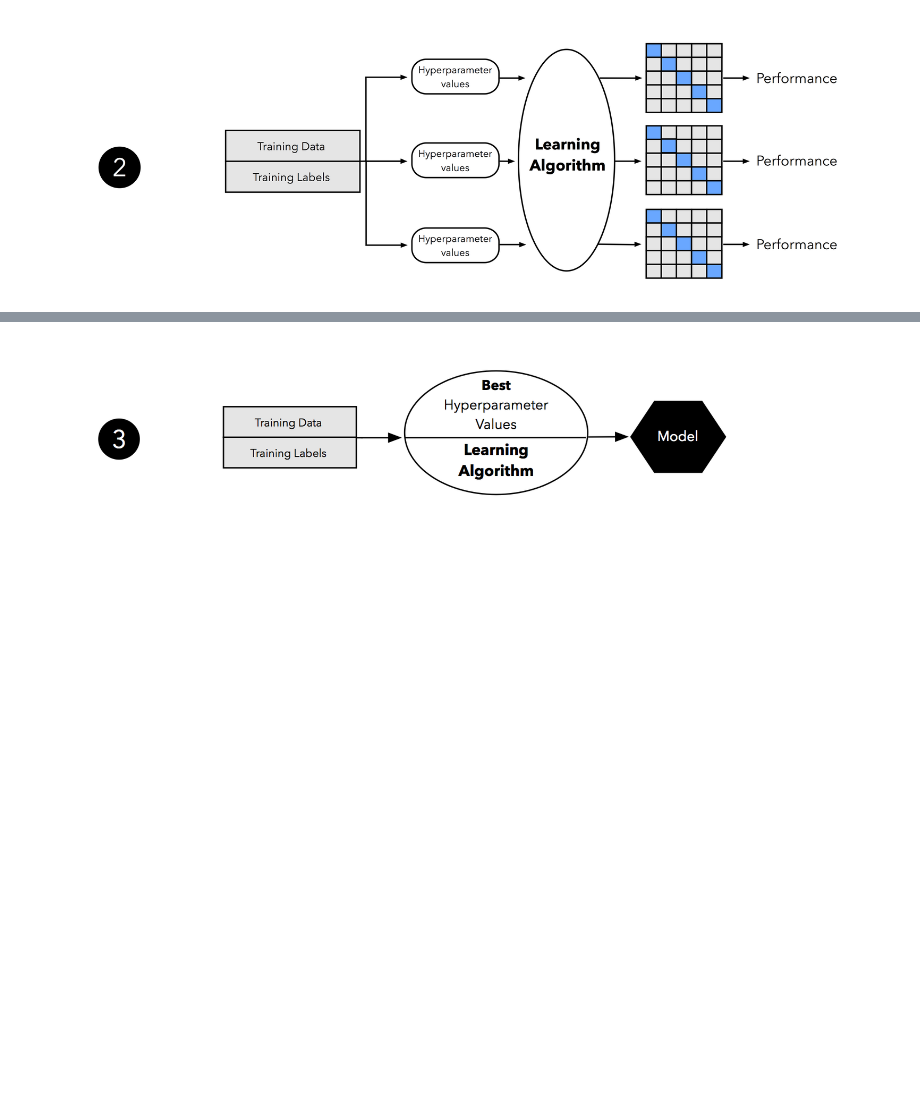
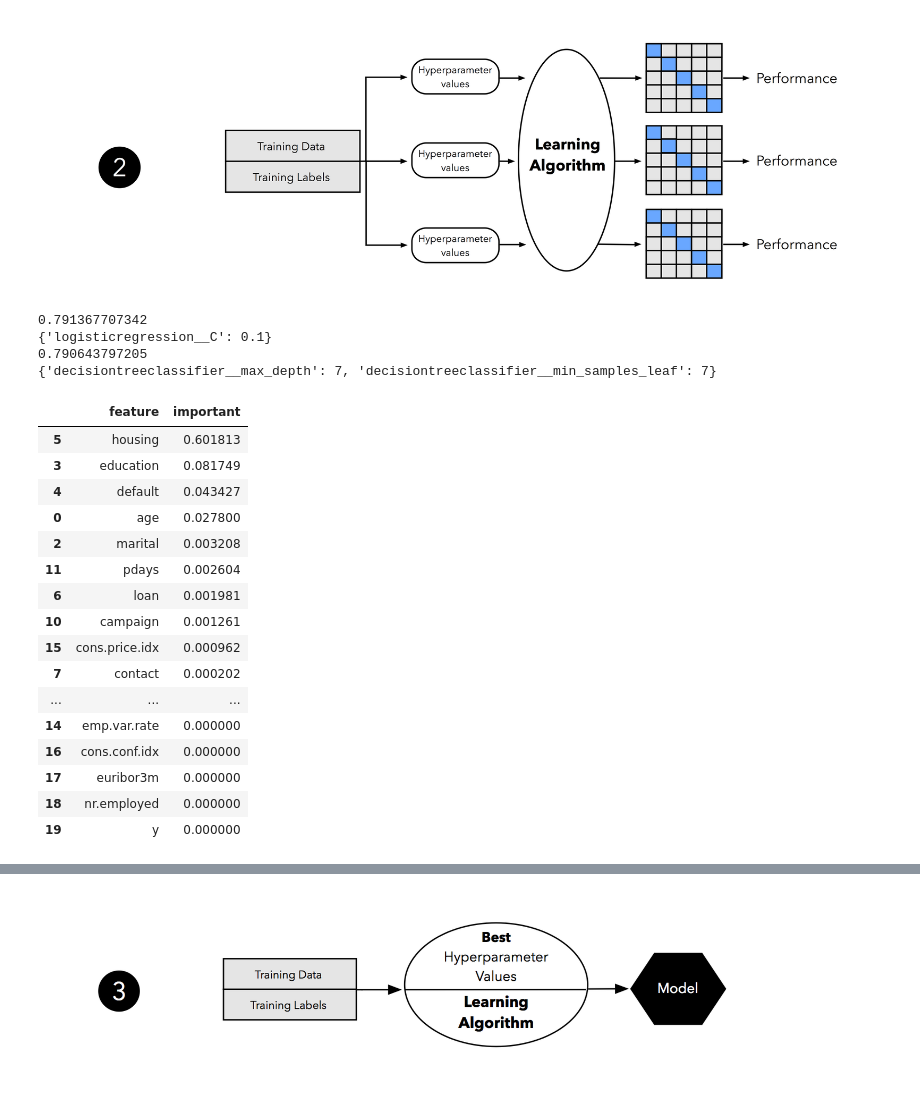
Before and after one commit to kwarodom/sidtechtalent, a Jupyter notebook: ML-Week3/Exercise/exercise.ipynb, the cells around one changed output, grey strips where cells are left out. Cells and saved outputs as stored; diff of their text form; code cells hidden in the pictures; blank space fills up the shorter version.

```diff
--- a/ML-Week3/Exercise/exercise.ipynb
+++ b/ML-Week3/Exercise/exercise.ipynb
@@ -123,0 +143,69 @@ DO HYPER-PARAMETER SEARCH
+# %%
+"""
+DO HYPER-PARAMETER SEARCH
+"""
+from sklearn.tree import DecisionTreeClassifier
+from sklearn.model_selection import GridSearchCV
+from sklearn.linear_model import LogisticRegression
+from sklearn.pipeline import make_pipeline
+from sklearn.preprocessing import StandardScaler
+
+pipe_lr = make_pipeline(StandardScaler(), LogisticRegression(random_state=1))
+
+param_grid_lr = [{'logisticregression__C': [0.0001, 0.001, 0.01, 0.1, 1.0, 10.0, 100.0, 1000.0]}]
+
+gs_lr = GridSearchCV(estimator=pipe_lr,
+                  param_grid=param_grid_lr,
+                  scoring='roc_auc',
+                  cv=10,
+                  refit=True)
+
+gs_lr = gs_lr.fit(X_train, y_train)
+
+print(gs_lr.best_score_)
+print(gs_lr.best_params_)
+
+pipe_dt = make_pipeline(DecisionTreeClassifier(random_state=1))
+
+param_grid_dt = [{'decisiontreeclassifier__max_depth': [1, 2, 3, 4, 5, 6, 7, None],
+               'decisiontreeclassifier__min_samples_leaf': [1, 2, 3, 4, 5, 6, 7]}]
+
+gs_dt = GridSearchCV(estimator=pipe_dt,
+                  param_grid=param_grid_dt,
+                  scoring='roc_auc',
+                  cv=10,
+                  refit=True)
+
+gs_dt = gs_dt.fit(X_train, y_train)
+
+print(gs_dt.best_score_)
+print(gs_dt.best_params_)
+# %% [output]
+0.791367707342
+{'logisticregression__C': 0.1}
+0.790643797205
+{'decisiontreeclassifier__max_depth': 7, 'decisiontreeclassifier__min_samples_leaf': 7}
+# %%
+import numpy as np
+dt = gs_dt.best_estimator_.named_steps['decisiontreeclassifier']
+
+pd.DataFrame(list(zip(df.columns, np.transpose(dt.feature_importances_))),
+            columns=['feature','important']).sort_values('important',axis=0,ascending=False)
+# %% [output]
+|  | feature | important |
+| 5 | housing | 0.601813 |
+| 3 | education | 0.081749 |
+| 4 | default | 0.043427 |
+| 0 | age | 0.027800 |
+| 2 | marital | 0.003208 |
+| 11 | pdays | 0.002604 |
+| 6 | loan | 0.001981 |
+| 10 | campaign | 0.001261 |
+| 15 | cons.price.idx | 0.000962 |
+| 7 | contact | 0.000202 |
+| ... | ... | ... |
+| 14 | emp.var.rate | 0.000000 |
+| 16 | cons.conf.idx | 0.000000 |
+| 17 | euribor3m | 0.000000 |
+| 18 | nr.employed | 0.000000 |
+| 19 | y | 0.000000 |
```
Also changed, not shown: parts of 13 cells of this notebook, 2 other files.
